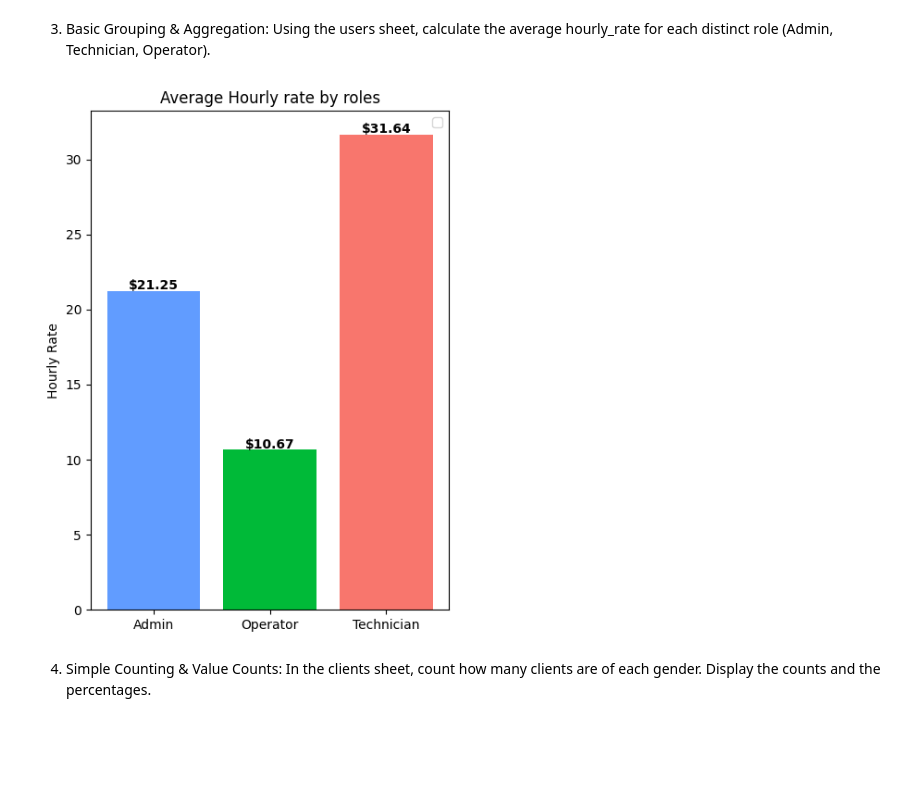
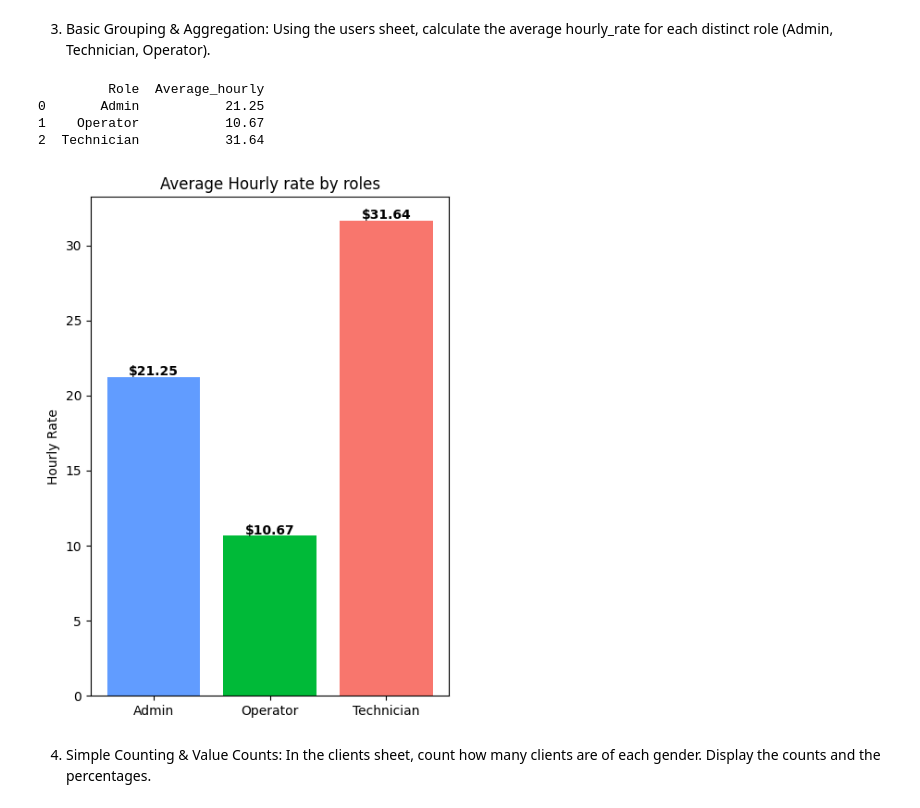
Before and after one commit to EumT07/ac-service-tracker-mvp, a Jupyter notebook: data_generator/data_analyst.ipynb, the cells around one changed output. Cells and saved outputs as stored; diff of their text form; code cells hidden in the pictures; blank space fills up the shorter version.

```diff
--- a/data_generator/data_analyst.ipynb
+++ b/data_generator/data_analyst.ipynb
@@ -166,28 +187,31 @@ full_users.head(10)
 # %%
 avg_user = users_df.groupby("role")["hourly_rate"].mean()
 users_hourly_rate = pd.DataFrame({
     "Role": avg_user.index,
     "Average_hourly": avg_user.values
 })
-users_hourly_rate # type:ignore
+print(users_hourly_rate.round(2)) # type:ignore
 
 #Bar Chart
 fig, ax = plt.subplots(figsize=(5, 7))
 x = users_hourly_rate["Role"]
 y = users_hourly_rate["Average_hourly"]
 colors = ["#619cff", "#00ba38", "#f8766d"]
 
 # Add value labels on bars
 for i, total in enumerate(y):
     plt.text(i, total + 0.1, f'${total:.2f}', ha='center', weight='bold', color='black')
 
 ax.bar(x, y, color = colors)
-ax.legend()
 ax.set_ylabel("Hourly Rate")
 plt.title("Average Hourly rate by roles")
 plt.show()
 # %% [output]
+         Role  Average_hourly
+0       Admin           21.25
+1    Operator           10.67
+2  Technician           31.64
-[figure, old version]
+[figure, new version]
 # %% [markdown]
 4. Simple Counting & Value Counts: In the clients sheet, count how many clients are of each gender. Display the counts and the percentages.
 # %%
```
Also changed, not shown: parts of 17 cells of this notebook.
